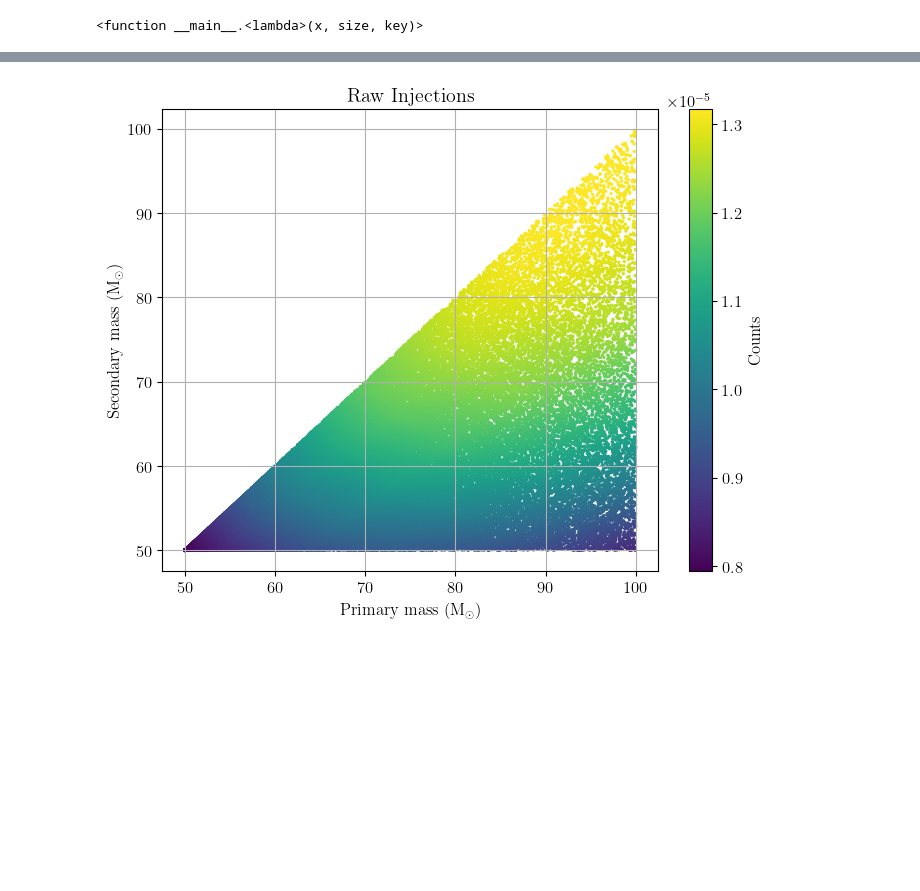
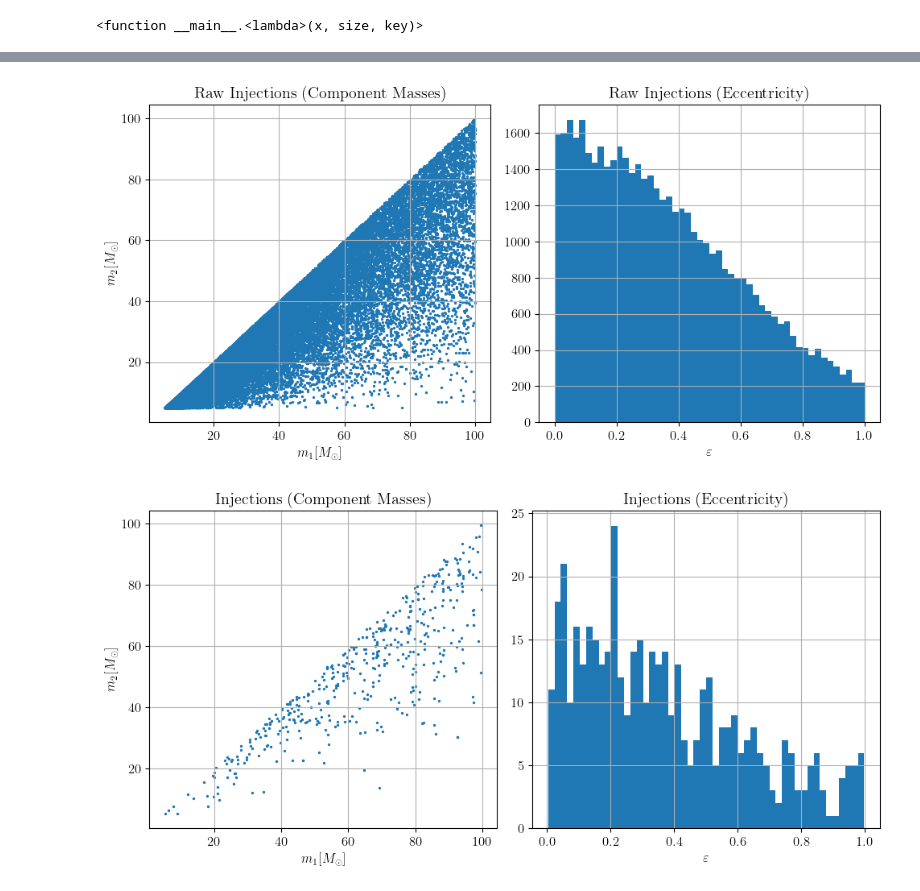
Before and after one commit to gwkokab/gwkokab, a Jupyter notebook: examples/synthetic_data.ipynb, the cells around one changed output, grey strips where cells are left out. Drawn from its saved outputs; the diff is of its cells as text; code cells hidden in the pictures; blank space fills up the shorter version.

Commit message:
docs: update synthetic data generation tutorial

```diff
--- a/examples/synthetic_data.ipynb
+++ b/examples/synthetic_data.ipynb
@@ -283,8 +307,8 @@ Skipping file 106 due to all NaN values or insufficient data.
 # %%
 realization_number = 0
-datapath = f"data/realization_{realization_number}/injections.dat"
-raw_datapath = f"data/realization_{realization_number}/raw_injections.dat"
+SELECTED_INJECTIONS_PATH = f"data/realization_{realization_number}/injections.dat"
+RAW_INJECTIONS_PATH = f"data/realization_{realization_number}/raw_injections.dat"
 POSTERIOR_REGEX = f"data/realization_{realization_number}/posteriors/event_*.dat"
 # %%
-data_inj = np.loadtxt(datapath, skiprows=1)
-raw_data_inj = np.loadtxt(raw_datapath, skiprows=1)
+data_inj = np.loadtxt(SELECTED_INJECTIONS_PATH, skiprows=1)  # skipping the header
+raw_data_inj = np.loadtxt(RAW_INJECTIONS_PATH, skiprows=1)  # skipping the header
@@ -313,21 +314,0 @@ plt.grid()
-# %%
-log_probs = logVT_fn(raw_data_inj)
-vt = jnp.nan_to_num(log_probs, nan=-jnp.inf)
-vt = jnn.softmax(log_probs)
-
-
-plt.figure(figsize=(8, 6))
-plt.scatter(
-    raw_data_inj[:, 0],
-    raw_data_inj[:, 1],
-    s=2,
-    c=vt,
-    cmap="viridis",
-)
-plt.colorbar(label="Counts")
-plt.xlabel("Primary mass (M$_\odot$)")
-plt.ylabel("Secondary mass (M$_\odot$)")
-plt.title("Raw Injections")
-plt.grid()
-# %% [output]
-[figure, removed]
@@ -333,0 +323,32 @@ plt.grid()
+# %%
+plt.figure(figsize=(10, 5))
+plt.subplot(1, 2, 1)
+plt.scatter(raw_data_inj[:, 0], raw_data_inj[:, 1], s=2)
+plt.xlabel(r"$m_1 [M_\odot]$")
+plt.ylabel(r"$m_2 [M_\odot]$")
+plt.title("Raw Injections (Component Masses)")
+plt.grid()
+plt.subplot(1, 2, 2)
+plt.hist(raw_data_inj[:, 2], bins=50)
+plt.xlabel(r"$\varepsilon$")
+plt.title("Raw Injections (Eccentricity)")
+plt.grid()
+plt.tight_layout()
+# %% [output]
+[figure, added]
+# %%
+plt.figure(figsize=(10, 5))
+plt.subplot(1, 2, 1)
+plt.scatter(data_inj[:, 0], data_inj[:, 1], s=2)
+plt.xlabel(r"$m_1 [M_\odot]$")
+plt.ylabel(r"$m_2 [M_\odot]$")
+plt.title("Injections (Component Masses)")
+plt.grid()
+plt.subplot(1, 2, 2)
+plt.hist(data_inj[:, 2], bins=50)
+plt.xlabel(r"$\varepsilon$")
+plt.title("Injections (Eccentricity)")
+plt.grid()
+plt.tight_layout()
+# %% [output]
+[figure, added]
```
Also changed, not shown: parts of 21 cells of this notebook.
